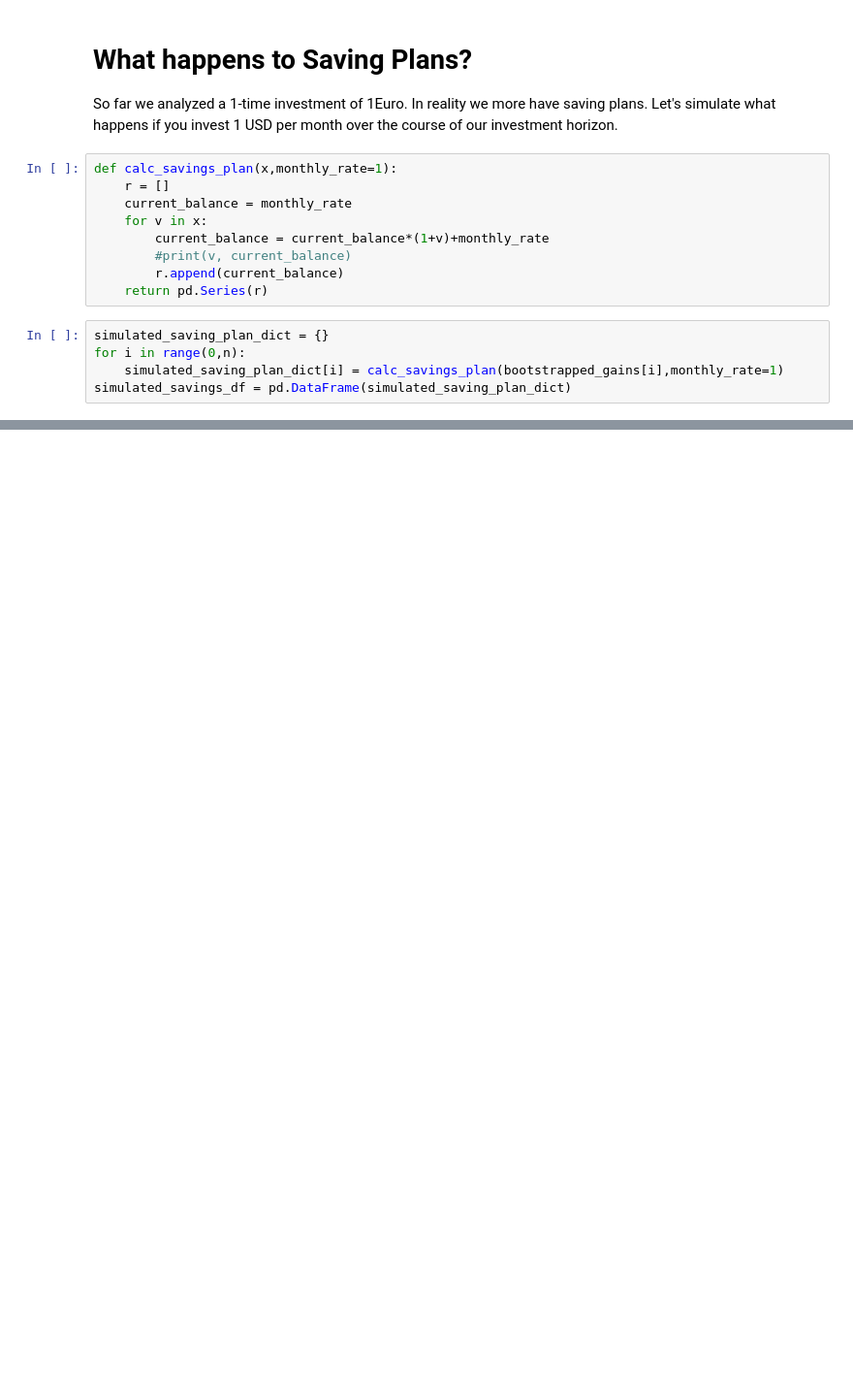
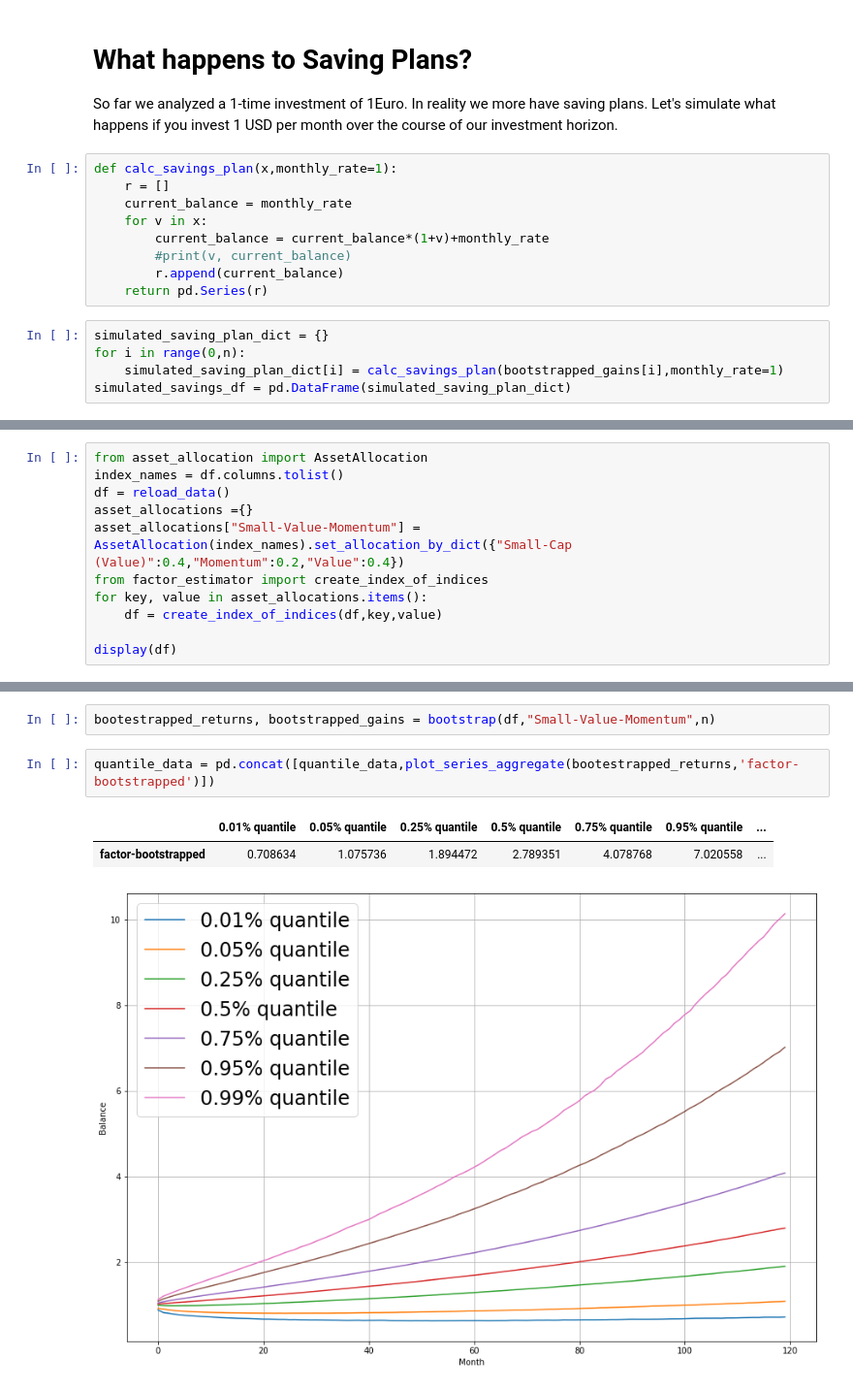
Before and after one commit to MartinLiebig/factornessy, a Jupyter notebook: simulator.ipynb, the cells around one changed output, grey strips where cells are left out. Shown at 97% size. Saved outputs shown, nothing was run; the diff lists cells and outputs as text; blank space fills up the shorter version.

```diff
--- a/simulator.ipynb
+++ b/simulator.ipynb
@@ -156,0 +197,11 @@ Keep in mind that those number include your investment. So off the  748 USD you
+# %%
+from asset_allocation import AssetAllocation
+index_names = df.columns.tolist()
+df = reload_data()
+asset_allocations ={}
+asset_allocations["Small-Value-Momentum"] = AssetAllocation(index_names).set_allocation_by_dict({"Small-Cap (Value)":0.4,"Momentum":0.2,"Value":0.4})
+from factor_estimator import create_index_of_indices
+for key, value in asset_allocations.items():
+    df = create_index_of_indices(df,key,value)
+
+display(df)
@@ -156,0 +237,8 @@ Keep in mind that those number include your investment. So off the  748 USD you
+# %%
+bootestrapped_returns, bootstrapped_gains = bootstrap(df,"Small-Value-Momentum",n)
+# %%
+quantile_data = pd.concat([quantile_data,plot_series_aggregate(bootestrapped_returns,'factor-bootstrapped')])
+# %% [output]
+|  | 0.01% quantile | 0.05% quantile | 0.25% quantile | 0.5% quantile | 0.75% quantile | 0.95% quantile | ... |
+| factor-bootstrapped | 0.708634 | 1.075736 | 1.894472 | 2.789351 | 4.078768 | 7.020558 | ... |
+[figure, added]
```
Also changed, not shown: parts of 14 cells of this notebook, 1 other file.
